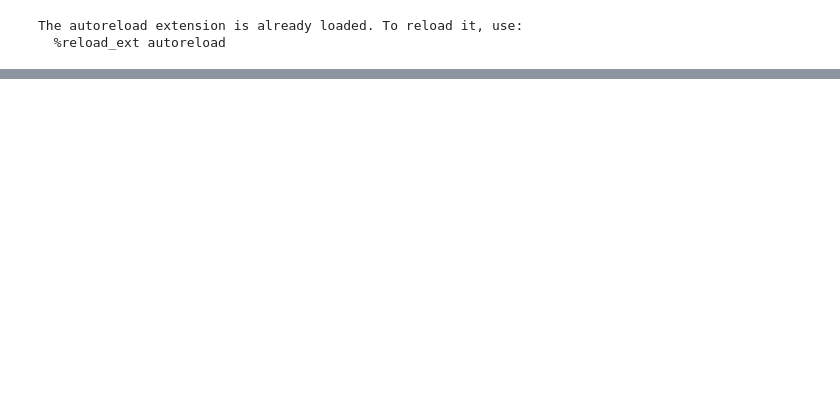
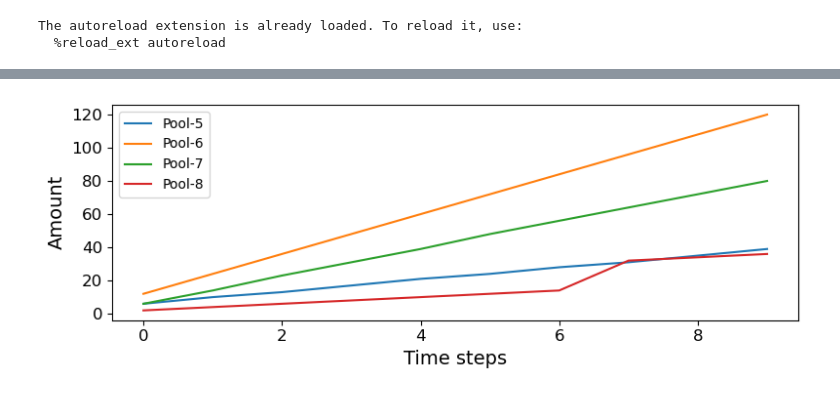
Before and after one commit to FlorianRupp/GEEvo-game-economies, a Jupyter notebook: demo.ipynb, the cells around one changed output, grey strips where cells are left out. Saved outputs shown, nothing was run; the diff lists cells and outputs as text; code cells hidden in the pictures; blank space fills up the shorter version.

```diff
--- a/demo.ipynb
+++ b/demo.ipynb
@@ -60,0 +103,6 @@ TODO: Documentation.
+# %%
+# simulate the economy
+balanced_graph.simulate(10)
+balanced_graph.simulator.plot_monitor(figsize=(8, 3))
+# %% [output]
+[figure, added]
```
Also changed, not shown: parts of 13 cells of this notebook, 1 other file.
